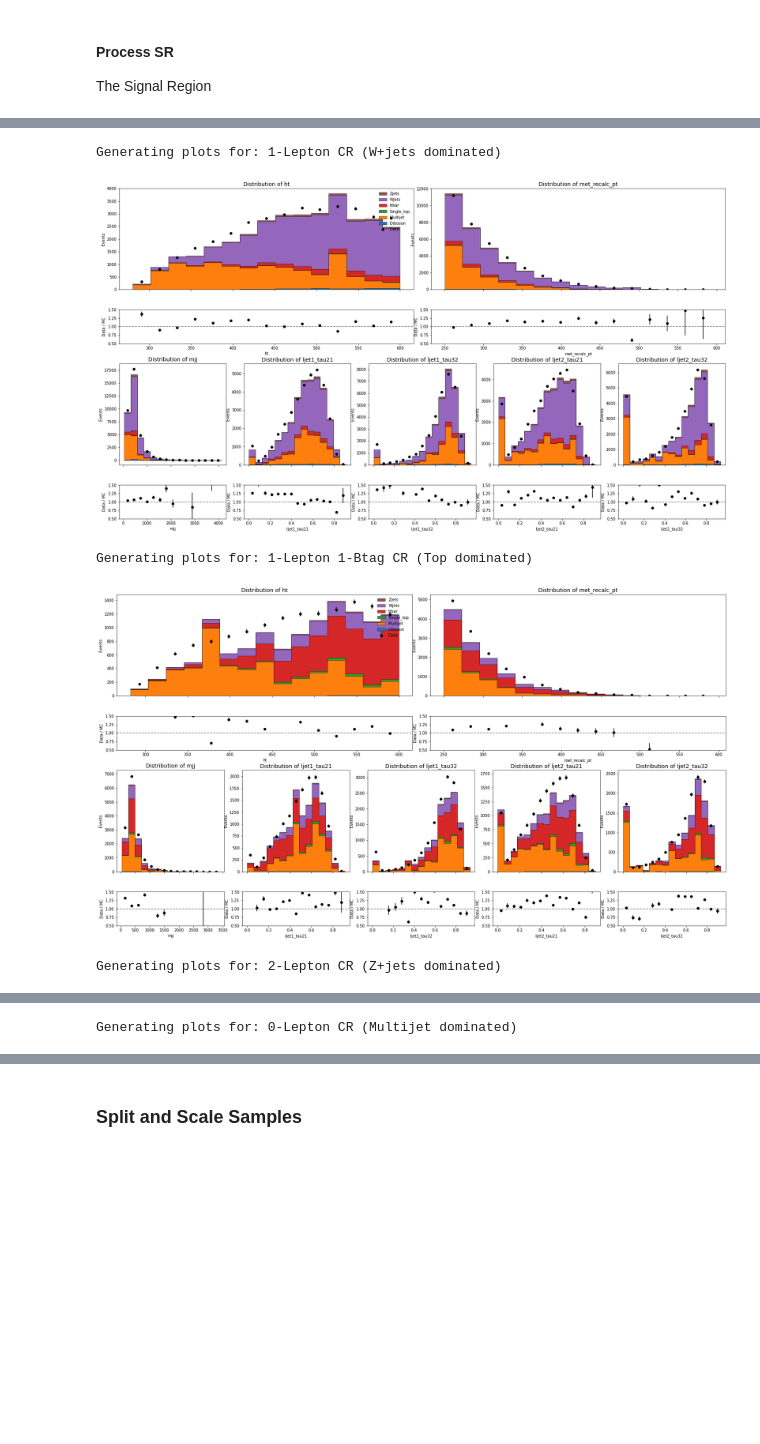
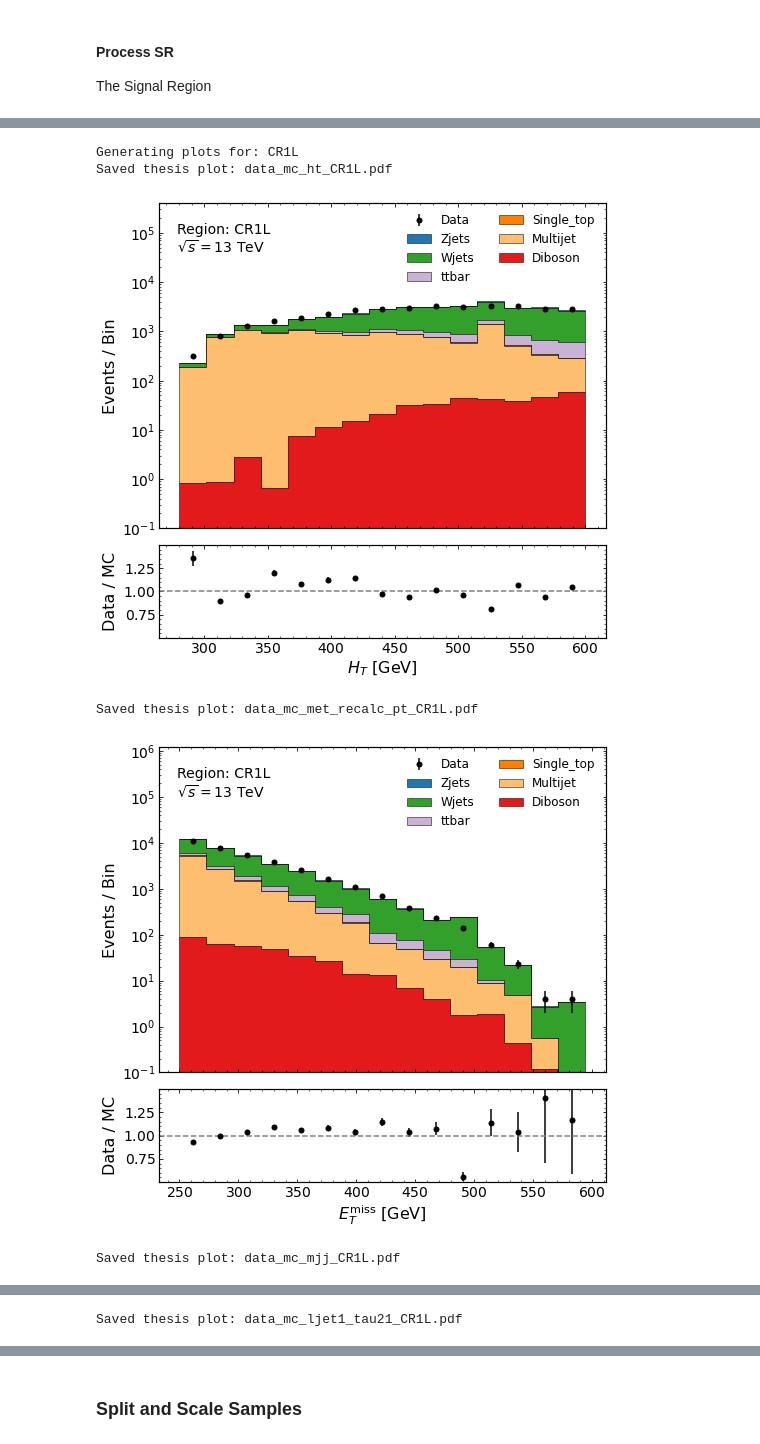
Before and after one commit to sherkaicode/Non-Resonant-AD, a Jupyter notebook: NRAD_PREP.ipynb, the cells around one changed output, grey strips where cells are left out. Saved outputs shown, nothing was run; the diff lists cells and outputs as text; code cells hidden in the pictures; blank space fills up the shorter version.

Commit message:
UPDATE [THESIS FINISHED]

```diff
--- a/NRAD_PREP.ipynb
+++ b/NRAD_PREP.ipynb
@@ -757,11 +801,11 @@ def plot_subprocess_data_comparison(df_mc: pl.DataFrame, df_data: pl.DataFrame,
 # %%
-MC_CR1L = apply_final_weights(MC_CR1L, meta_df)
-MC_CR1L1B = apply_final_weights(MC_CR1L1B, meta_df)
-MC_CR2L = apply_final_weights(MC_CR2L, meta_df)
-MC_CR0L = apply_final_weights(MC_CR0L, meta_df)
-MC_SR = apply_final_weights(MC_SR, meta_df)
+MC_CR1L_w = apply_final_weights(MC_CR1L, meta_df)
+MC_CR1L1B_w = apply_final_weights(MC_CR1L1B, meta_df)
+MC_CR2L_w = apply_final_weights(MC_CR2L, meta_df)
+MC_CR0L_w = apply_final_weights(MC_CR0L, meta_df)
+MC_SR_w = apply_final_weights(MC_SR, meta_df)
 
-MC_CR0L_test = MC_CR0L.filter(
+MC_CR0L_test = MC_CR0L_w.filter(
     # (pl.col("ht") >= 100) &
     (pl.col("met_recalc_pt") >= 300)
 )
@@ -769,18 +813,28 @@ DATA_CR0L_test = DATA_CR0L.filter(
     # (pl.col("ht") >= 100) &
     (pl.col("met_recalc_pt") >= 300)
 )
-MC_SR_clean = MC_SR.filter(
-    # (pl.col("ht") >= 1000) &
+MC_SR_clean = MC_SR_w.filter(
+    (pl.col("ht") > 600) &
+    (pl.col("met_recalc_pt") > 600) &
     (pl.col("met_recalc_pt") < 2000) &
     (pl.col("mjj") < 10000) &
     (pl.col("ht") < 4000)
 )
 DATA_SR_clean = DATA_SR.filter(
-    # (pl.col("ht") >= 1000) &
+    (pl.col("ht") > 600) &
+    (pl.col("met_recalc_pt") > 600) &
     (pl.col("met_recalc_pt") < 2000) &
     (pl.col("mjj") < 10000) &
     (pl.col("ht") < 4000)
 )
+# procs_to_remove = ["Pythia8EvtGen_A14NNPDF23LO_jetjet_JZ0WithSW"]
+# df_mc = MC_CR1L.filter(~pl.col("subprocess").is_in(procs_to_remove))
+
+# MC_CR1L = MC_CR1L.filter(~pl.col("subprocess").is_in(procs_to_remove))
+# MC_CR1L1B = MC_CR1L1B.filter(~pl.col("subprocess").is_in(procs_to_remove))
+# MC_CR2L = MC_CR2L.filter(~pl.col("subprocess").is_in(procs_to_remove))
+# MC_CR0L_test = MC_CR0L_test.filter(~pl.col("subprocess").is_in(procs_to_remove))
+# MC_SR_clean = MC_SR_clean.filter(~pl.col("subprocess").is_in(procs_to_remove))
 
 data_total_df = pl.concat([DATA_CR1L, DATA_CR1L1B, DATA_CR2L, DATA_CR0L_test])
-mc_total_df = pl.concat([MC_CR1L, MC_CR1L1B, MC_CR2L, MC_CR0L_test])
+mc_total_df = pl.concat([MC_CR1L_w, MC_CR1L1B_w, MC_CR2L_w, MC_CR0L_test])
@@ -808,7 +1265,7 @@ shape: (814_299, 23)
 
 
 for mc_df, data_df, region in zip(
-    [MC_CR1L, MC_CR1L1B, MC_CR2L, MC_CR0L_test, MC_SR_clean],
+    [MC_CR1L_w, MC_CR1L1B_w, MC_CR2L_w, MC_CR0L_test, MC_SR_clean],
     [DATA_CR1L, DATA_CR1L1B, DATA_CR2L, DATA_CR0L_test, DATA_SR_clean],
     ["CR1L", "CR1L1B", "CR2L", "CR0L", "SR"]
 ):
@@ -822,22 +1302,23 @@ for mc_df, data_df, region in zip(
 # %%
 # Group your pre-loaded DataFrames by region
 regions = {
-    "1-Lepton CR (W+jets dominated)": (MC_CR1L, DATA_CR1L),
-    "1-Lepton 1-Btag CR (Top dominated)": (MC_CR1L1B, DATA_CR1L1B),
-    "2-Lepton CR (Z+jets dominated)": (MC_CR2L, DATA_CR2L),
-    "0-Lepton CR (Multijet dominated)": (MC_CR0L_test, DATA_CR0L_test)
+    "CR1L": (MC_CR1L_w, DATA_CR1L),
+    "CR1L1B": (MC_CR1L1B_w, DATA_CR1L1B),
+    "CR2L": (MC_CR2L_w, DATA_CR2L),
+    "CR0L": (MC_CR0L_test, DATA_CR0L_test)
 }
 
 # Plot each region independently
 for region_name, (mc_df, data_df) in regions.items():
     print(f"Generating plots for: {region_name}")
 
     # Optional: You can pass region_name to plot_mc_data_comparison
     # to use it in your ax_main.set_title() so you know which plot is which!
-    plot_mc_data_comparison(mc_df, data_df)
+    plot_mc_data_comparison(mc_df, data_df, region_name=region_name)
 # %% [output]
-Generating plots for: 1-Lepton CR (W+jets dominated)
+Generating plots for: CR1L
+Saved thesis plot: data_mc_ht_CR1L.pdf
-[figure, old version]
+[figure, new version]
-Generating plots for: 1-Lepton 1-Btag CR (Top dominated)
+Saved thesis plot: data_mc_met_recalc_pt_CR1L.pdf
-[figure, old version]
+[figure, new version]
-Generating plots for: 2-Lepton CR (Z+jets dominated)
+Saved thesis plot: data_mc_mjj_CR1L.pdf
@@ -845 +1326 @@ Generating plots for: 2-Lepton CR (Z+jets dominated)
-Generating plots for: 0-Lepton CR (Multijet dominated)
+Saved thesis plot: data_mc_ljet1_tau21_CR1L.pdf
```
Also changed, not shown: parts of 25 cells of this notebook, 22 other files.
